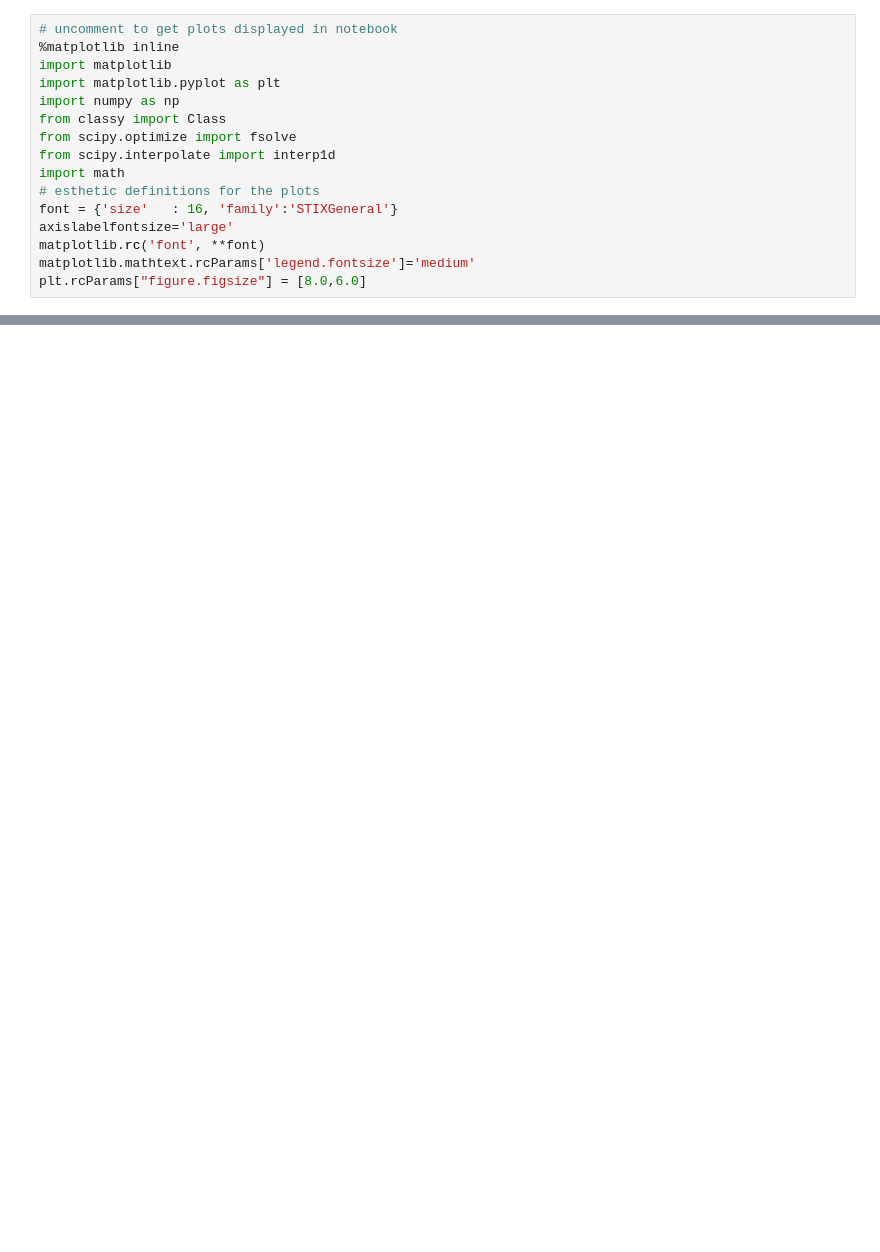
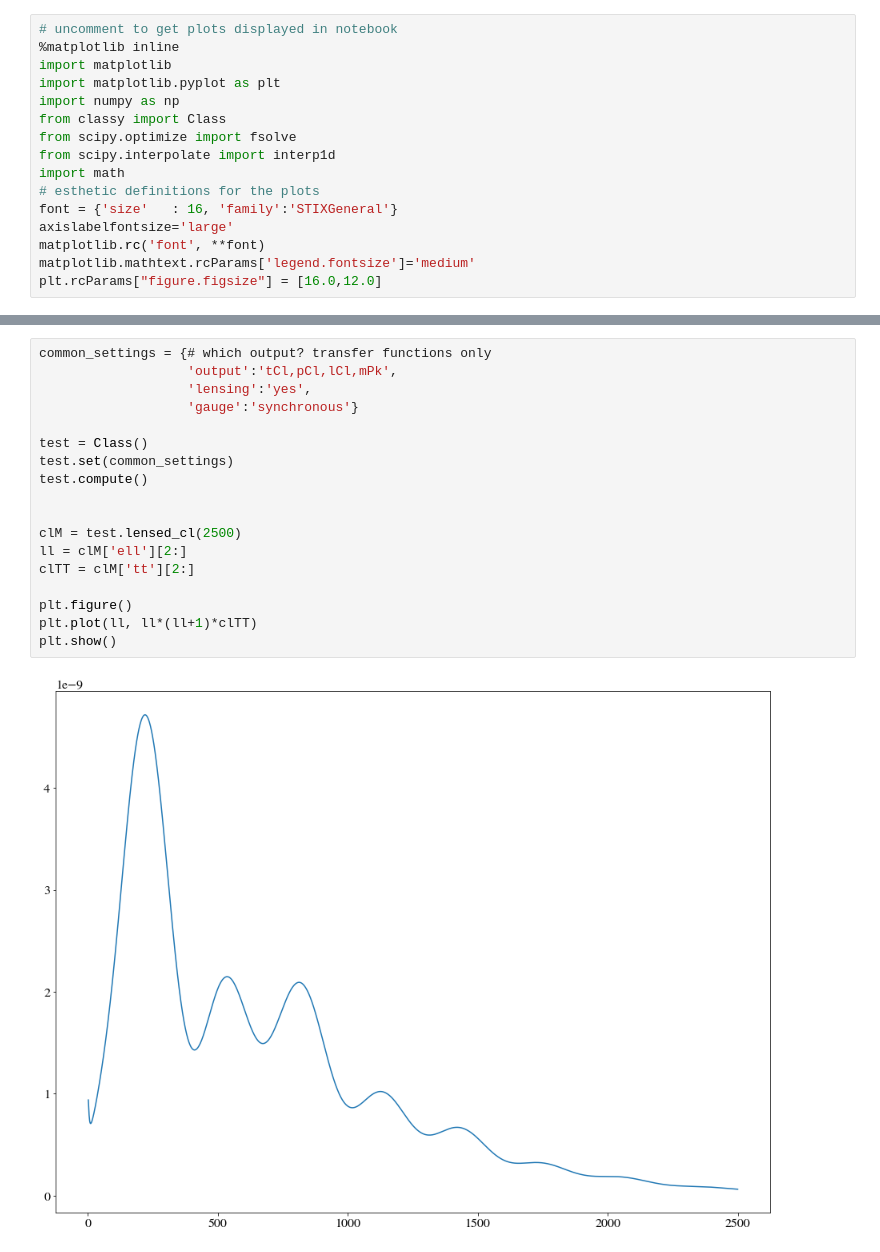
Before and after one commit to 98minsu/class_public, a Jupyter notebook: notebooks/Untitled.ipynb, the cells around one changed output, grey strips where cells are left out. Cells and saved outputs as stored; diff of their text form; blank space fills up the shorter version.

```diff
--- a/notebooks/Untitled.ipynb
+++ b/notebooks/Untitled.ipynb
@@ -13,4 +13,4 @@ font = {'size'   : 16, 'family':'STIXGeneral'}
 axislabelfontsize='large'
 matplotlib.rc('font', **font)
 matplotlib.mathtext.rcParams['legend.fontsize']='medium'
-plt.rcParams["figure.figsize"] = [8.0,6.0]
+plt.rcParams["figure.figsize"] = [16.0,12.0]
@@ -134,0 +17,20 @@ fig_TT.savefig('ratio-%s-cltt.pdf' % var_figname)
+# %%
+common_settings = {# which output? transfer functions only
+                   'output':'tCl,pCl,lCl,mPk',
+                   'lensing':'yes',
+                   'gauge':'synchronous'}
+
+test = Class()
+test.set(common_settings)
+test.compute()
+
+
+clM = test.lensed_cl(2500)
+ll = clM['ell'][2:]
+clTT = clM['tt'][2:]
+
+plt.figure()
+plt.plot(ll, ll*(ll+1)*clTT)
+plt.show()
+# %% [output]
+[figure, added]
```
Also changed, not shown: parts of 12 cells of this notebook, 9 other files.
